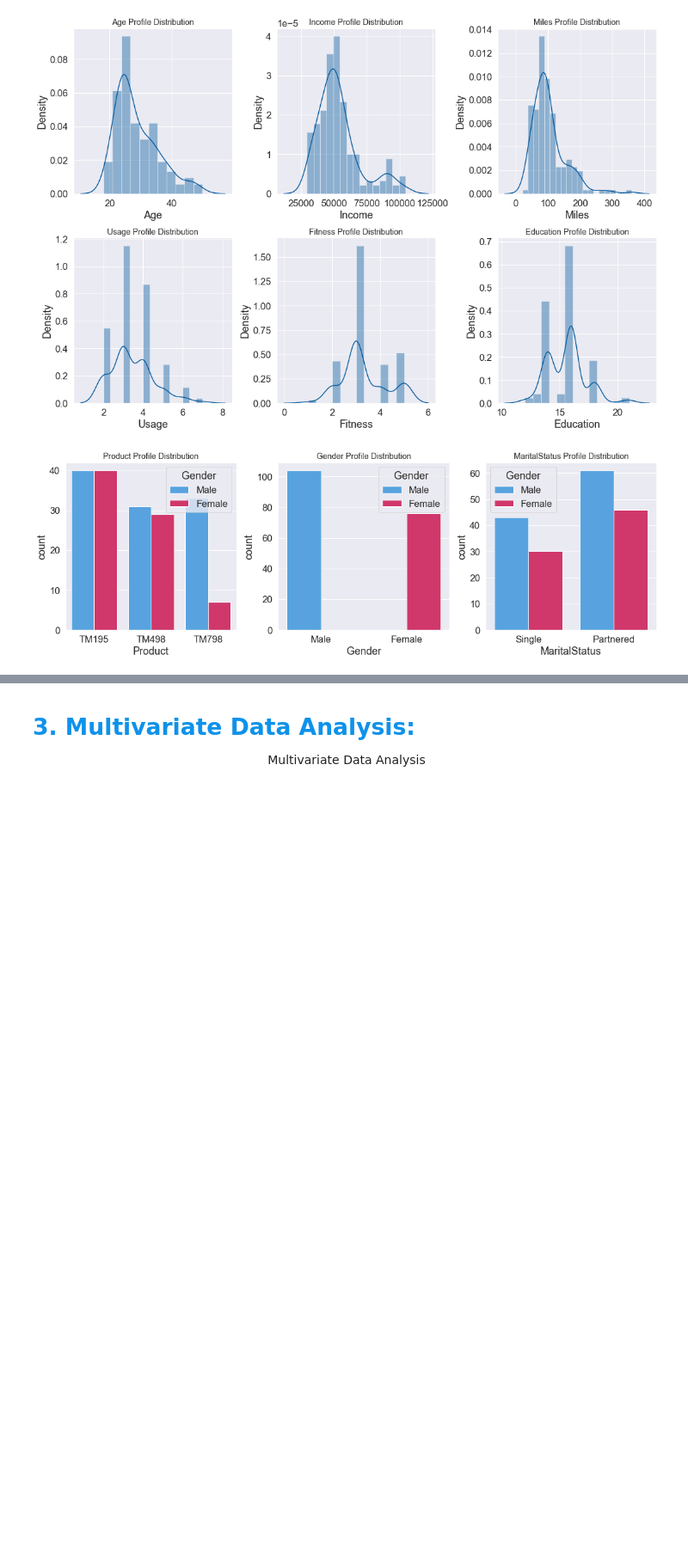
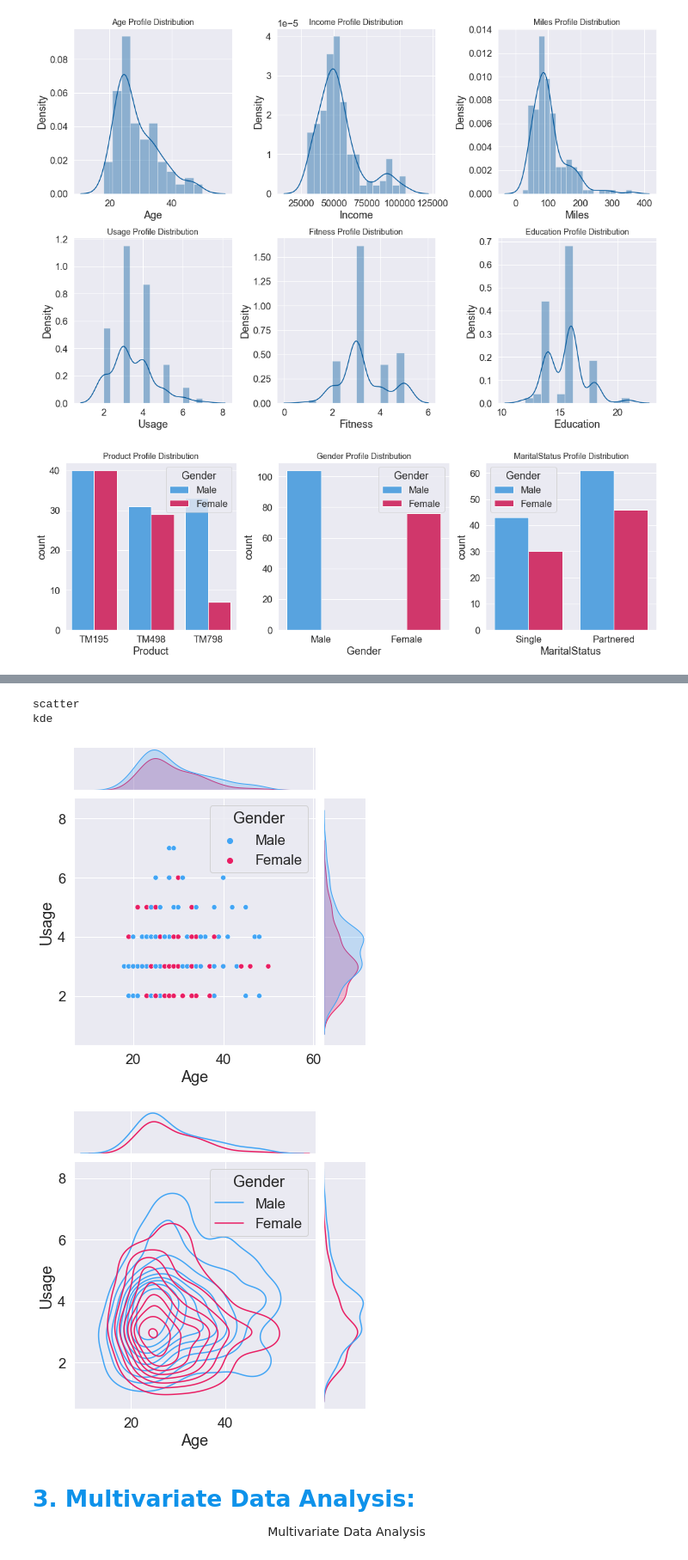
Before and after one commit to lavmot-ms/PG-AIML, a Jupyter notebook: src/Assignments/Assignment1 Data Exploration/Data Exploration Assignment.ipynb, the cells around one changed output, grey strips where cells are left out. Shown at 86% size. Cells and saved outputs as stored; diff of their text form; code cells hidden in the pictures; blank space fills up the shorter version.

```diff
--- a/src/Assignments/Assignment1 Data Exploration/Data Exploration Assignment.ipynb
+++ b/src/Assignments/Assignment1 Data Exploration/Data Exploration Assignment.ipynb
@@ -181,3 +185,14 @@ sns.lmplot(data=main_data, x="Income", y="Age", hue="Gender", palette=gender_pal
+# %%
+kinds = ['scatter', 'kde']
+
+for chart_kind in kinds:
+    print(chart_kind)
+    sns.jointplot(data=main_data, x="Age", y="Usage", hue="Gender", kind=chart_kind, palette=gender_palette)
+# %% [output]
+scatter
+kde
+[figure, added]
+[figure, added]
 # %% [markdown]
 ####  <span style="font-family: Arial; font-weight:bold;font-size:1.9em;color:#0e92ea"> 3. Multivariate Data Analysis:
 
```
Also changed, not shown: parts of 9 cells of this notebook.
